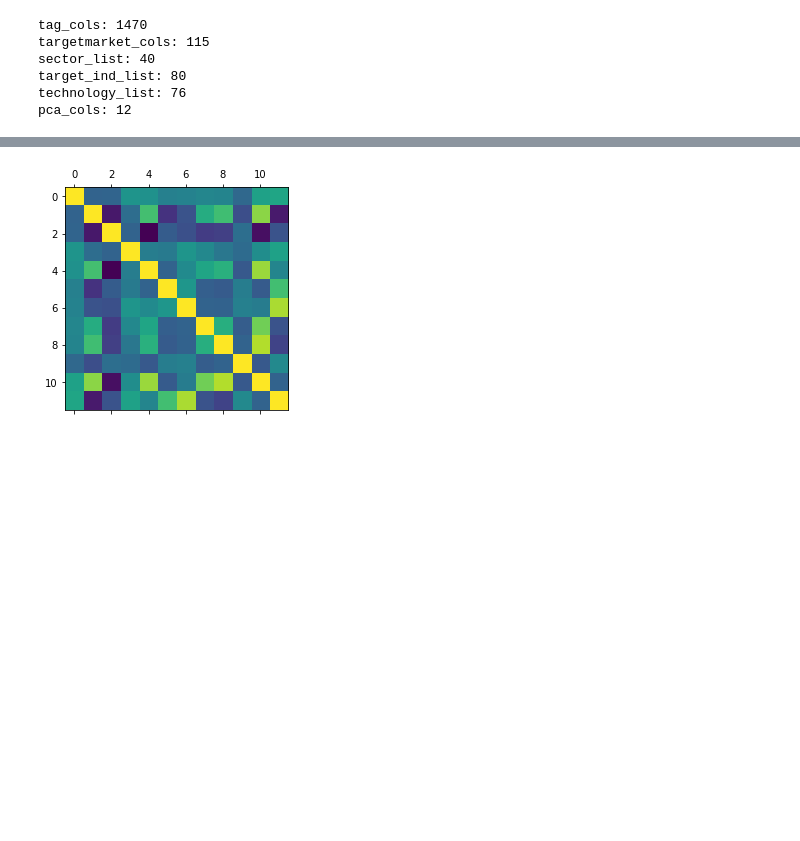
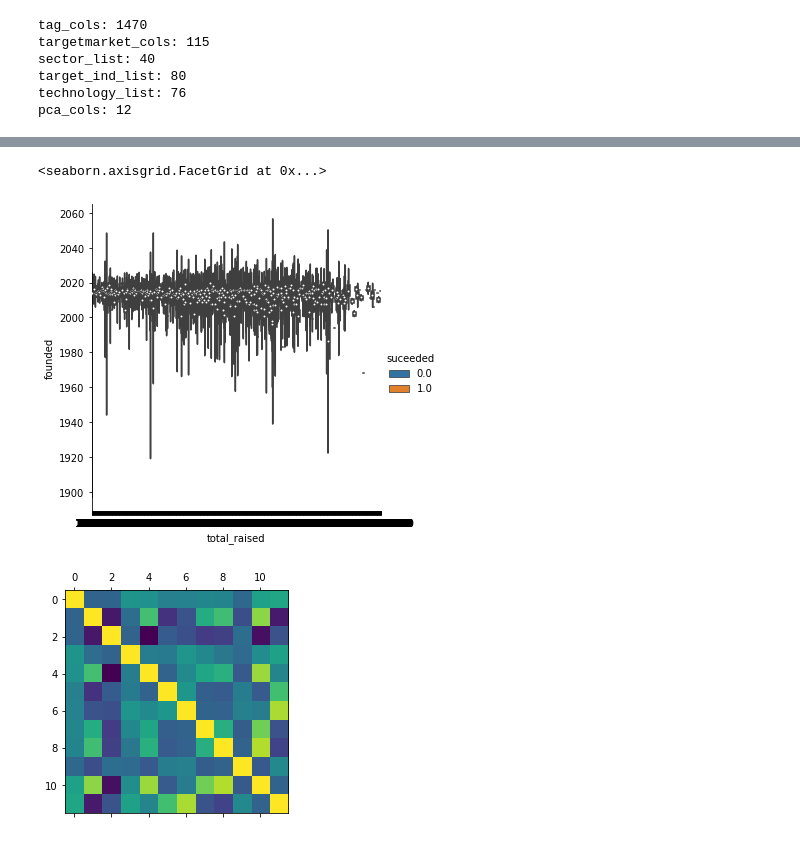
Before and after one commit to matanini/startup_classifier, a Jupyter notebook: visualization.ipynb, the cells around one changed output, grey strips where cells are left out. Drawn from its saved outputs; the diff is of its cells as text; code cells hidden in the pictures; blank space fills up the shorter version.

```diff
--- a/visualization.ipynb
+++ b/visualization.ipynb
@@ -13,6 +13,11 @@ WARNING: There was an error checking the latest version of pip.
 # %%
 bin_df = pd.read_csv('data/dataframes/df_after_cols_reduction.csv').iloc[:,1:]
 pca_df = pd.read_csv('data/dataframes/pca_df.csv').iloc[:,1:]
+# %%
+success_rate = 4000000
+
+bin_df.loc[(bin_df["status"] == 1) & (bin_df['total_raised'] >= success_rate), 'suceeded'] = 1
+bin_df.loc[(bin_df["status"] == 0) | (bin_df['total_raised'] < success_rate), 'suceeded'] = 0
 # %%
 cat_cols = ['company_name', 'company_about','founded', 'business model','employees','product stage','status','fund_stage','suceeded']
 num_cols = ['total_raised','total_rounds', 'investors','ipo_price', 'geo_market_per']
@@ -42,3 +53,10 @@ pca_cols: 12
+# %%
+# bin_df[bin_df.suceeded == 1]
+
+sns.catplot(x="total_raised", y="founded", hue="suceeded", kind="violin", data=bin_df)
+# %% [output]
+<seaborn.axisgrid.FacetGrid at 0x...>
+[figure, added]
 # %%
 plt.matshow(pca_df[pca_cols].corr())
 plt.show()
```
Also changed, not shown: parts of 1 cell of this notebook, 5 other files.
